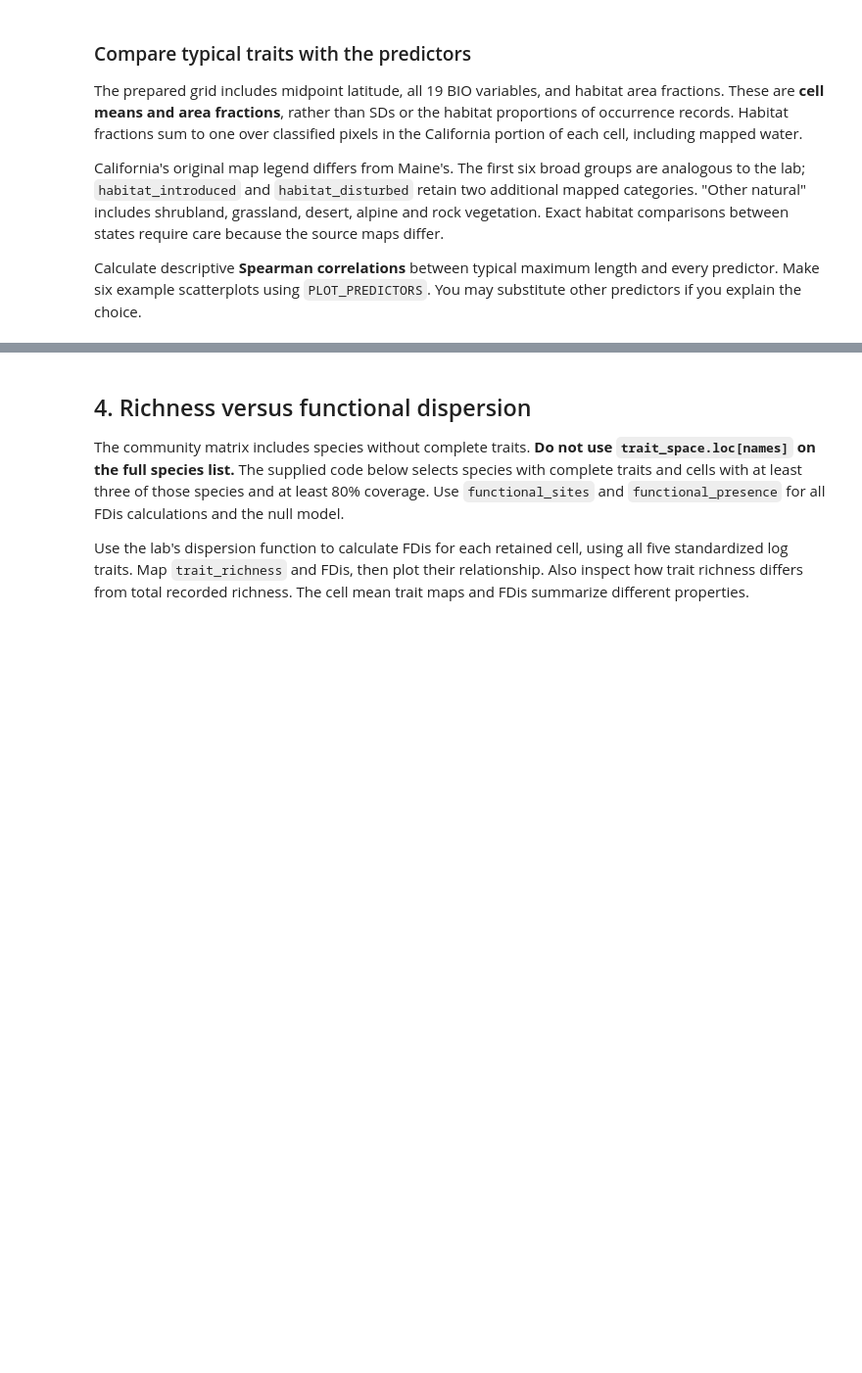
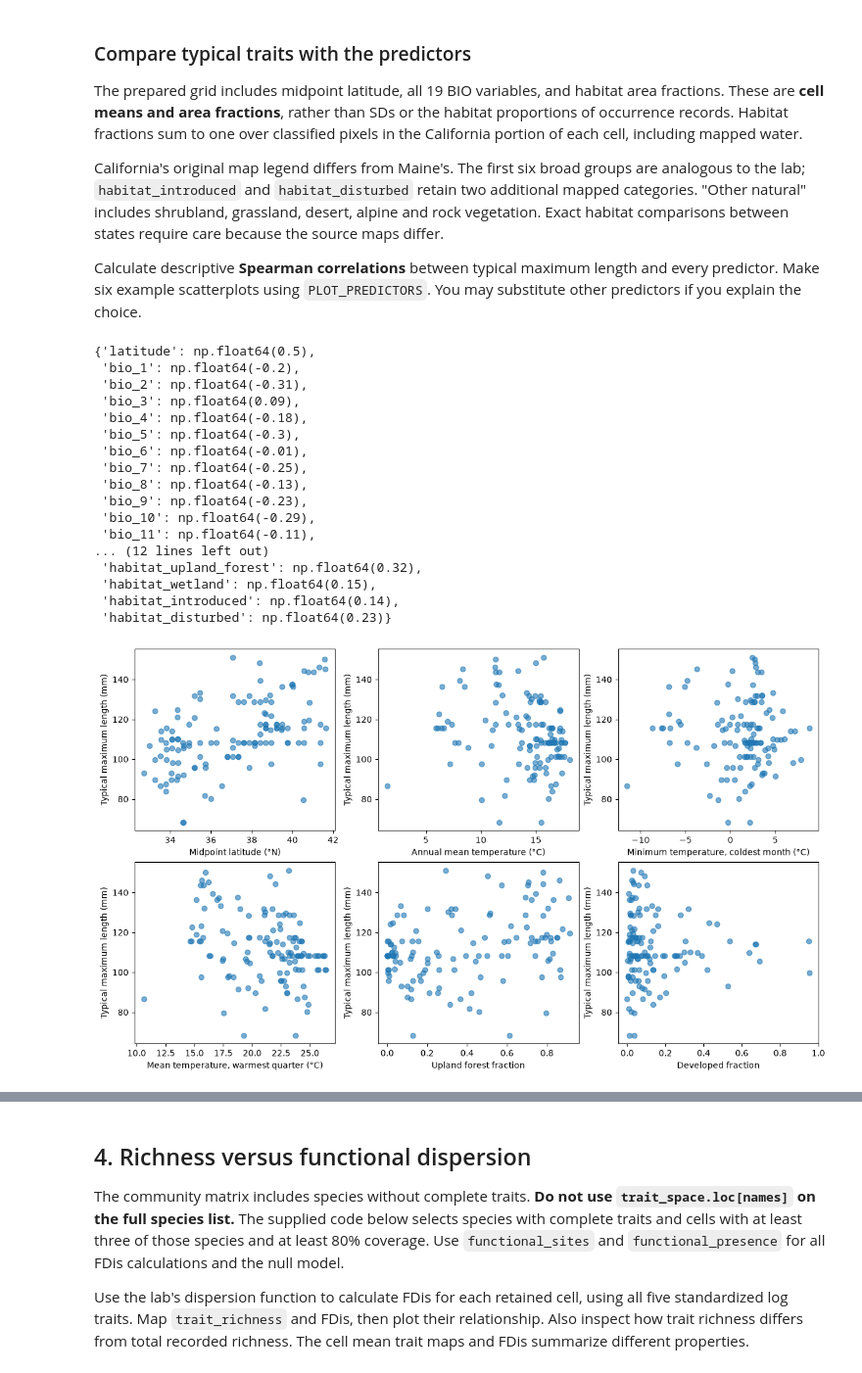
Before and after one commit to Gyrosigma/BIO597-SpatialBiodiversity, a Jupyter notebook: docs/assignments/Assignment-12-SpatialTraitVariation.ipynb, the cells around one changed output, grey strips where cells are left out. Shown at 98% size. Cells and saved outputs as stored; diff of their text form; code cells hidden in the pictures; blank space fills up the shorter version.

```diff
--- a/docs/assignments/Assignment-12-SpatialTraitVariation.ipynb
+++ b/docs/assignments/Assignment-12-SpatialTraitVariation.ipynb
@@ -325,6 +360,44 @@ PLOT_PREDICTORS = ["latitude", "bio_1", "bio_6", "bio_10",
 # %%
 # Compare trait_maps["MaxBody"] with all predictors using Spearman correlation.
 # Plot six example relationships with labels from PREDICTORS.
+
+
+table = trait_maps["MaxBody"]
+corrs = {}
+for predictor in PREDICTORS:
+    data = table.dropna(subset=["trait_mean", predictor])
+    rho = data[predictor].corr(data["trait_mean"], method="pearson")
+    corrs[predictor] = round(rho, 2)
+display(corrs)
+
+# Show examples from latitude, climate, and habitat.
+PLOT_PREDICTORS = ["latitude", "bio_1", "bio_6", "bio_10",
+                   "habitat_upland_forest", "habitat_developed"]
+fig, axes = plt.subplots(2, 3, figsize=(12, 7), layout="constrained")
+for ax, predictor in zip(axes.flat, PLOT_PREDICTORS):
+    data = table.dropna(subset=["trait_mean", predictor])
+    ax.scatter(data[predictor], data["trait_mean"], alpha=0.6)
+    ax.set(xlabel=PREDICTORS[predictor], ylabel="Typical maximum length (mm)")
+plt.show()
+# %% [output]
+{'latitude': np.float64(0.5),
+ 'bio_1': np.float64(-0.2),
+ 'bio_2': np.float64(-0.31),
+ 'bio_3': np.float64(0.09),
+ 'bio_4': np.float64(-0.18),
+ 'bio_5': np.float64(-0.3),
+ 'bio_6': np.float64(-0.01),
+ 'bio_7': np.float64(-0.25),
+ 'bio_8': np.float64(-0.13),
+ 'bio_9': np.float64(-0.23),
+ 'bio_10': np.float64(-0.29),
+ 'bio_11': np.float64(-0.11),
+... (12 lines left out)
+ 'habitat_upland_forest': np.float64(0.32),
+ 'habitat_wetland': np.float64(0.15),
+ 'habitat_introduced': np.float64(0.14),
+ 'habitat_disturbed': np.float64(0.23)}
+[figure, added]
 # %% [markdown]
 **Interpretation 4:** Does the pattern support your initial hypothesis?
 Compare a geographic, a climatic, and a habitat relationship. Why would a strong
```
Also changed, not shown: parts of 6 cells of this notebook.
